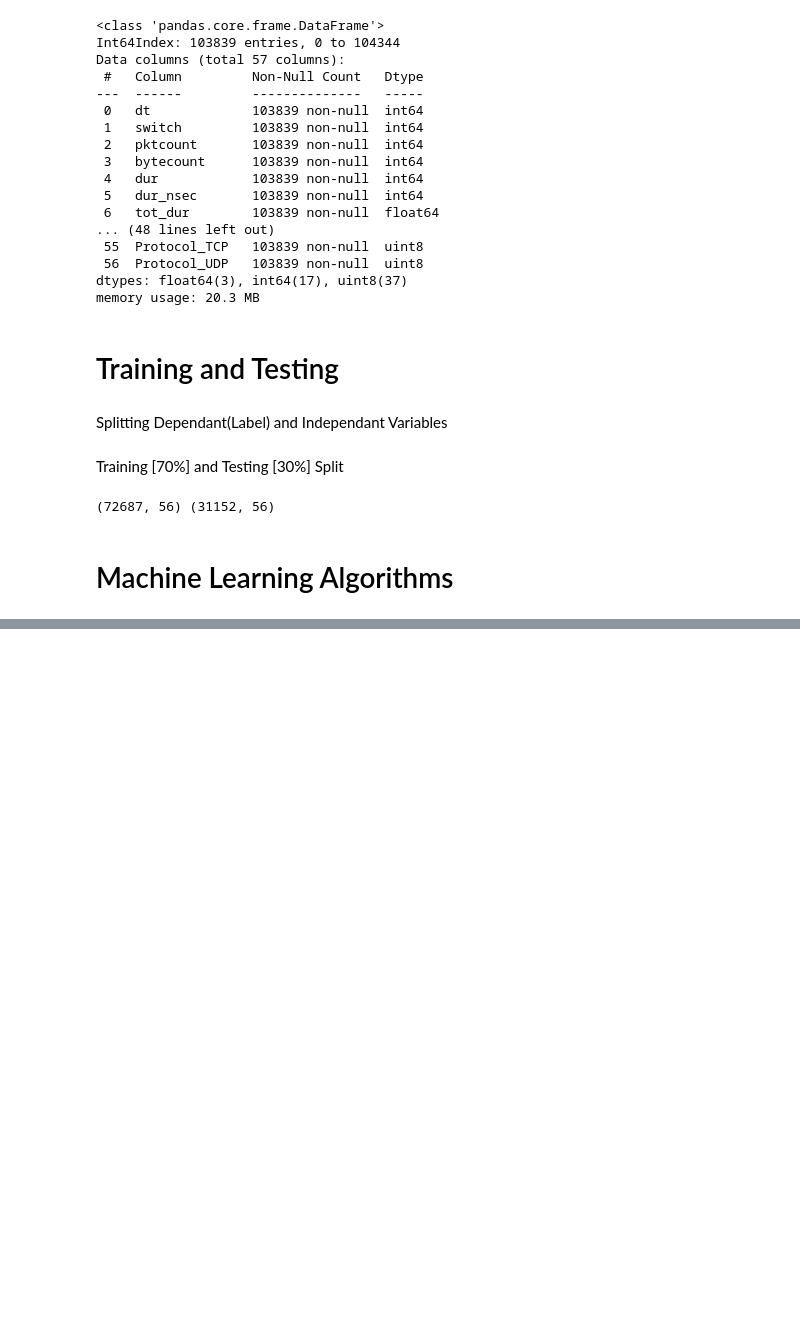
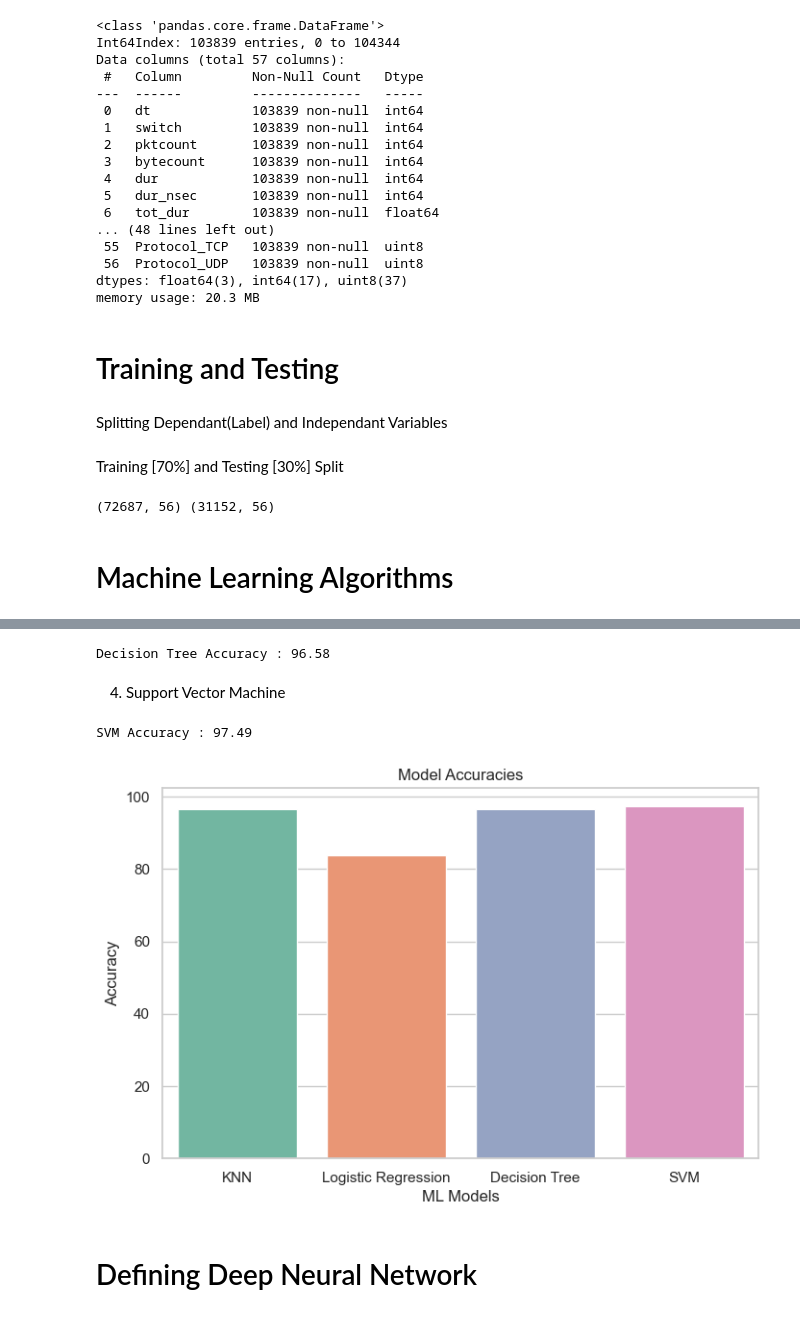
Before and after one commit to Pratham8766/DDoS-Detection-using-Machine-Learning, a Jupyter notebook: ddos_detection.ipynb, the cells around one changed output, grey strips where cells are left out. Saved outputs shown, nothing was run; the diff lists cells and outputs as text; code cells hidden in the pictures; blank space fills up the shorter version.

Commit message:
All ML algorithms implemented
Decision Tree and SVM algorithms implemented. Accuracy comparison chart added

```diff
--- a/ddos_detection.ipynb
+++ b/ddos_detection.ipynb
@@ -347,6 +353,7 @@ from sklearn import metrics
 knn = KNeighborsClassifier()
 knn.fit(X_train, y_train)
 y_pred = knn.predict(X_test)
-accuracy = metrics.accuracy_score(y_test, y_pred)
-print("KNN Accuracy : %.2f" % (accuracy*100))
+knn_accuracy = metrics.accuracy_score(y_test, y_pred)
+model_accuracies.append(knn_accuracy*100)
+print("KNN Accuracy : %.2f" % (knn_accuracy*100))
 # %% [output]
@@ -356,9 +363,10 @@ Logistic Regression
 # %%
 from sklearn.linear_model import LogisticRegression
 # %%
-lr_clf = LogisticRegression(max_iter=1000)
-lr_clf.fit(X_train,y_train)
-y_pred=lr_clf.predict(X_test)
-accuracy = metrics.accuracy_score(y_test, y_pred)
-print("Logistic Regression Accuracy : %.2f" % (accuracy*100))
+lr = LogisticRegression(max_iter=1000)
+lr.fit(X_train,y_train)
+y_pred=lr.predict(X_test)
+lr_accuracy = metrics.accuracy_score(y_test, y_pred)
+model_accuracies.append(lr_accuracy*100)
+print("Logistic Regression Accuracy : %.2f" % (lr_accuracy*100))
 # %% [output]
@@ -365,0 +378,11 @@ Logistic Regression Accuracy : 84.07
+# %%
+dt = DecisionTreeClassifier(max_depth=5)
+dt.fit(X_train,y_train)
+y_pred = dt.predict(X_test)
+dt_accuracy = metrics.accuracy_score(y_test, y_pred)
+model_accuracies.append(dt_accuracy*100)
+print("Decision Tree Accuracy : %.2f" % (dt_accuracy*100))
+# %% [output]
+Decision Tree Accuracy : 96.58
+# %% [markdown]
+4. Support Vector Machine
@@ -365,0 +391,22 @@ Logistic Regression Accuracy : 84.07
+# %%
+svm = SVC()
+svm.fit(X_train,y_train)
+y_pred = svm.predict(X_test)
+svm_accuracy = metrics.accuracy_score(y_test, y_pred)
+model_accuracies.append(svm_accuracy*100)
+print("SVM Accuracy : %.2f" % (svm_accuracy*100))
+# %% [output]
+SVM Accuracy : 97.49
+# %%
+model_names = ['KNN', 'Logistic Regression', 'Decision Tree', 'SVM']
+sns.set(style="whitegrid")
+plt.figure(figsize=(8, 5))
+sns.barplot(x=model_names, y=model_accuracies, palette="Set2", hue=model_names)
+plt.title("Model Accuracies")
+plt.xlabel("ML Models")
+plt.ylabel("Accuracy")
+plt.show()
+# %% [output]
+[figure, added]
+# %% [markdown]
+# Defining Deep Neural Network
```
Also changed, not shown: parts of 10 cells of this notebook.
